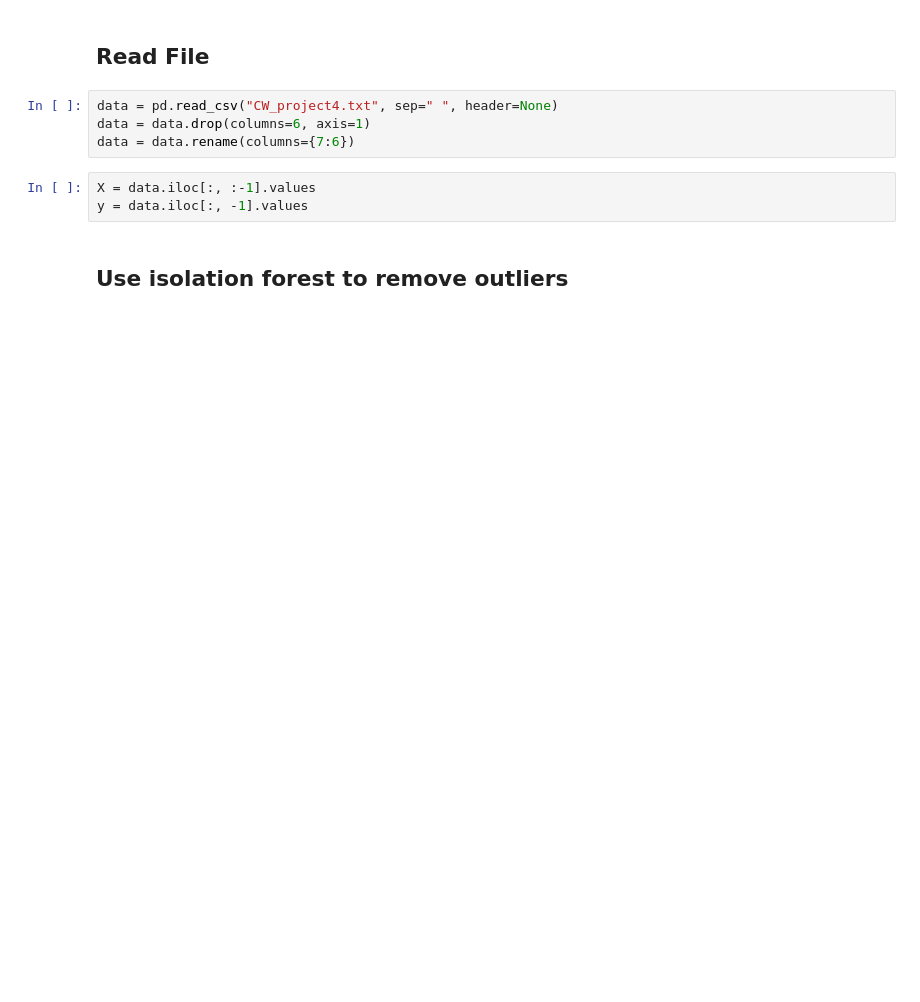
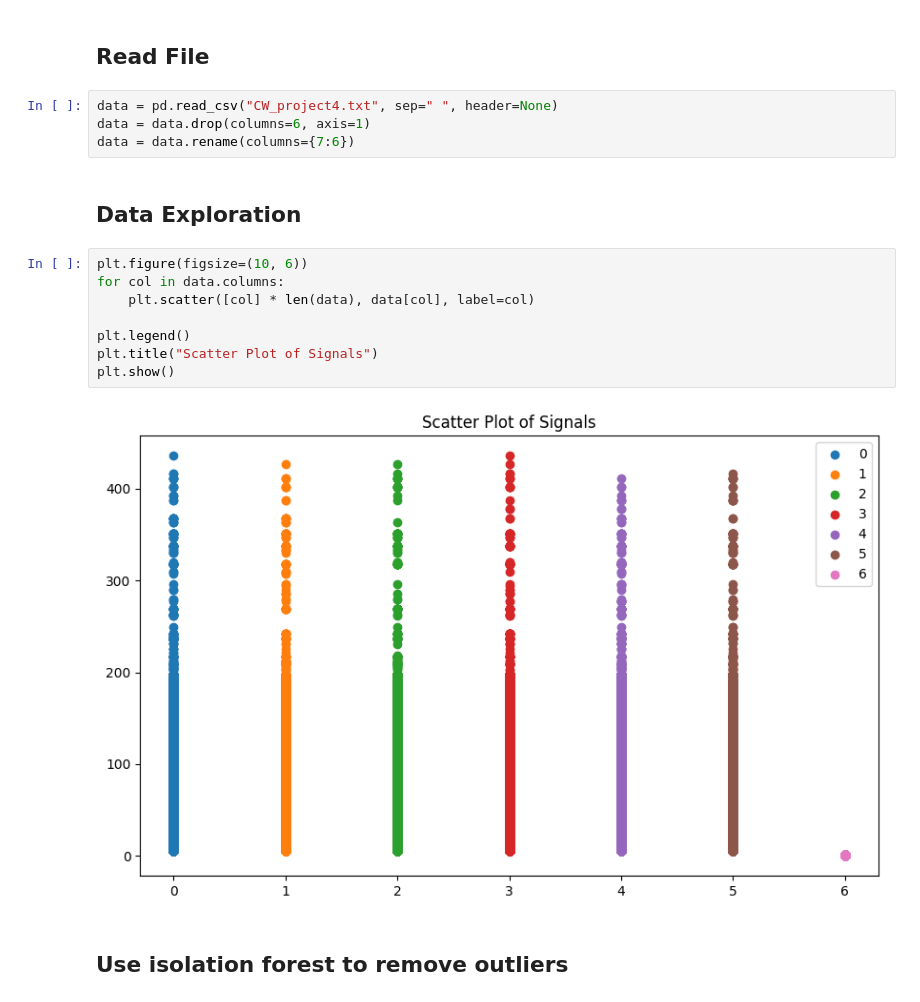
Before and after one commit to NoBugInMyCode/CV_research_project, a Jupyter notebook: ML.ipynb, the cells around one changed output. Cells and saved outputs as stored; diff of their text form; blank space fills up the shorter version.

```diff
--- a/ML.ipynb
+++ b/ML.ipynb
@@ -17,9 +19,18 @@ from sklearn.metrics import classification_report
 data = pd.read_csv("CW_project4.txt", sep=" ", header=None)
 data = data.drop(columns=6, axis=1)
 data = data.rename(columns={7:6})
-# %%
-X = data.iloc[:, :-1].values
-y = data.iloc[:, -1].values
+# %% [markdown]
+## Data Exploration
+# %%
+plt.figure(figsize=(10, 6))
+for col in data.columns:
+    plt.scatter([col] * len(data), data[col], label=col)
+
+plt.legend()
+plt.title("Scatter Plot of Signals")
+plt.show()
+# %% [output]
+[figure, added]
 # %% [markdown]
 ## Use isolation forest to remove outliers
 # %%
```
Also changed, not shown: parts of 4 cells of this notebook.
